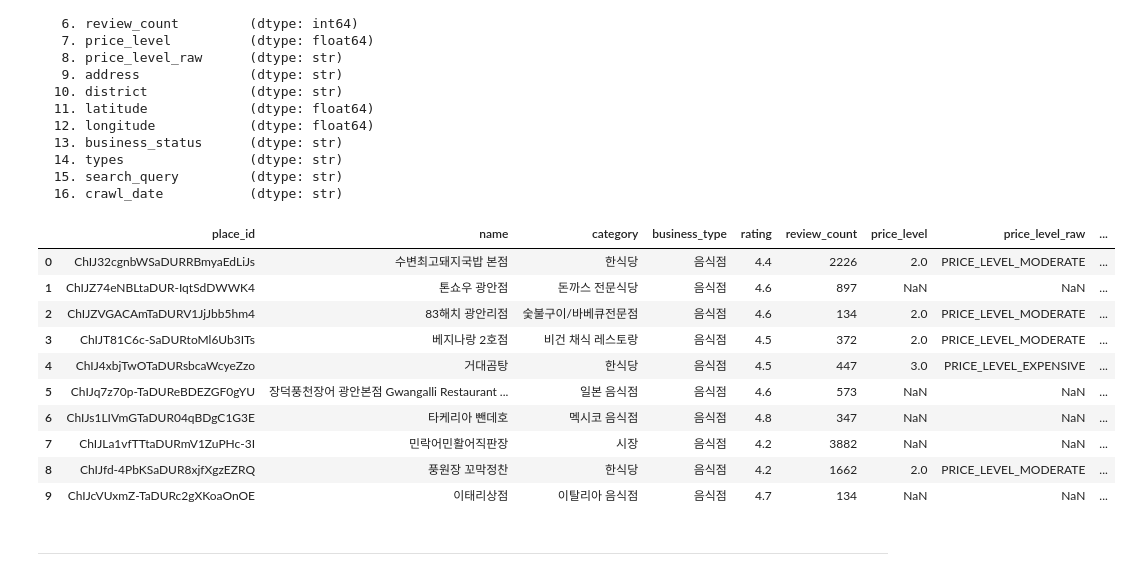
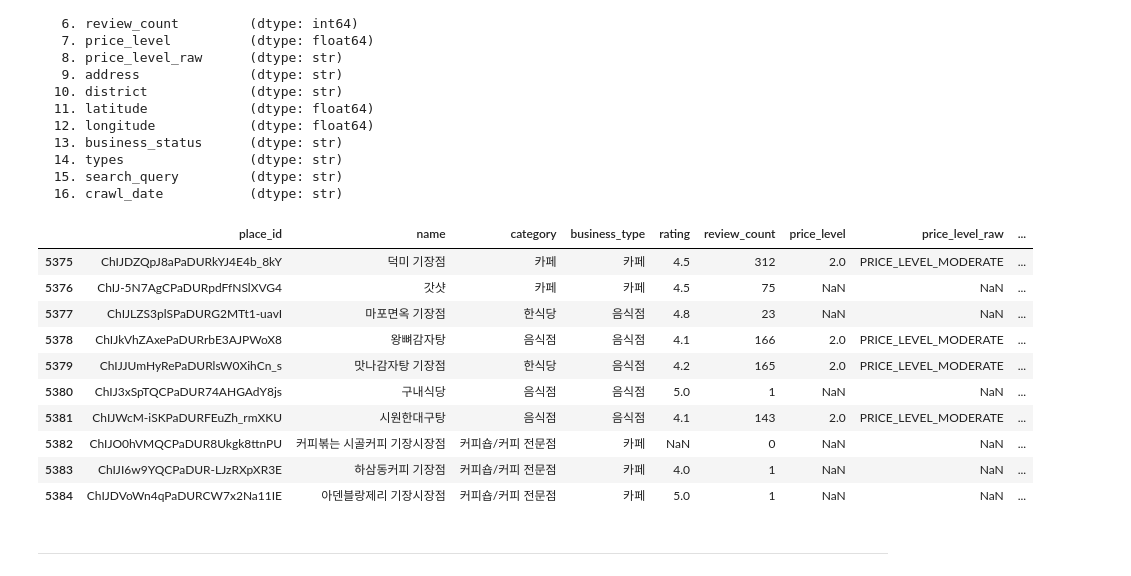
Before and after one commit to ddanghyni/code_attic, a Jupyter notebook: ML_class/과제1/Assignment_1_report.ipynb, the cells around one changed output. Drawn from its saved outputs; the diff is of its cells as text; code cells hidden in the pictures.

```diff
--- a/ML_class/busan_crawl/tmp.ipynb
+++ b/ML_class/과제1/Assignment_1_report.ipynb
@@ -671,19 +673,19 @@ List of Columns:
   16. crawl_date           (dtype: str)
 # %%
 # top5 row print
-df_raw.head(10)
+df_raw.tail(10)
 # %% [output]
 |  | place_id | name | category | business_type | rating | review_count | price_level | price_level_raw | ... |
-| 0 | ChIJ32cgnbWSaDURRBmyaEdLiJs | 수변최고돼지국밥 본점 | 한식당 | 음식점 | 4.4 | 2226 | 2.0 | PRICE_LEVEL_MODERATE | ... |
-| 1 | ChIJZ74eNBLtaDUR-IqtSdDWWK4 | 톤쇼우 광안점 | 돈까스 전문식당 | 음식점 | 4.6 | 897 | NaN | NaN | ... |
-| 2 | ChIJZVGACAmTaDURV1JjJbb5hm4 | 83해치 광안리점 | 숯불구이/바베큐전문점 | 음식점 | 4.6 | 134 | 2.0 | PRICE_LEVEL_MODERATE | ... |
-| 3 | ChIJT81C6c-SaDURtoMl6Ub3ITs | 베지나랑 2호점 | 비건 채식 레스토랑 | 음식점 | 4.5 | 372 | 2.0 | PRICE_LEVEL_MODERATE | ... |
-| 4 | ChIJ4xbjTwOTaDURsbcaWcyeZzo | 거대곰탕 | 한식당 | 음식점 | 4.5 | 447 | 3.0 | PRICE_LEVEL_EXPENSIVE | ... |
-| 5 | ChIJq7z70p-TaDUReBDEZGF0gYU | 장덕풍천장어 광안본점 Gwangalli Restaurant ... | 일본 음식점 | 음식점 | 4.6 | 573 | NaN | NaN | ... |
-| 6 | ChIJs1LIVmGTaDUR04qBDgC1G3E | 타케리아 뺀데호 | 멕시코 음식점 | 음식점 | 4.8 | 347 | NaN | NaN | ... |
-| 7 | ChIJLa1vfTTtaDURmV1ZuPHc-3I | 민락어민활어직판장 | 시장 | 음식점 | 4.2 | 3882 | NaN | NaN | ... |
-| 8 | ChIJfd-4PbKSaDUR8xjfXgzEZRQ | 풍원장 꼬막정찬 | 한식당 | 음식점 | 4.2 | 1662 | 2.0 | PRICE_LEVEL_MODERATE | ... |
-| 9 | ChIJcVUxmZ-TaDURc2gXKoaOnOE | 이태리상점 | 이탈리아 음식점 | 음식점 | 4.7 | 134 | NaN | NaN | ... |
+| 5375 | ChIJDZQpJ8aPaDURkYJ4E4b_8kY | 덕미 기장점 | 카페 | 카페 | 4.5 | 312 | 2.0 | PRICE_LEVEL_MODERATE | ... |
+| 5376 | ChIJ-5N7AgCPaDURpdFfNSlXVG4 | 갓샷 | 카페 | 카페 | 4.5 | 75 | NaN | NaN | ... |
+| 5377 | ChIJLZS3plSPaDURG2MTt1-uavI | 마포면옥 기장점 | 한식당 | 음식점 | 4.8 | 23 | NaN | NaN | ... |
+| 5378 | ChIJkVhZAxePaDURrbE3AJPWoX8 | 왕뼈감자탕 | 음식점 | 음식점 | 4.1 | 166 | 2.0 | PRICE_LEVEL_MODERATE | ... |
+| 5379 | ChIJJUmHyRePaDURlsW0XihCn_s | 맛나감자탕 기장점 | 한식당 | 음식점 | 4.2 | 165 | 2.0 | PRICE_LEVEL_MODERATE | ... |
+| 5380 | ChIJ3xSpTQCPaDUR74AHGAdY8js | 구내식당 | 음식점 | 음식점 | 5.0 | 1 | NaN | NaN | ... |
+| 5381 | ChIJWcM-iSKPaDURFEuZh_rmXKU | 시원한대구탕 | 음식점 | 음식점 | 4.1 | 143 | 2.0 | PRICE_LEVEL_MODERATE | ... |
+| 5382 | ChIJO0hVMQCPaDUR8Ukgk8ttnPU | 커피볶는 시골커피 기장시장점 | 커피숍/커피 전문점 | 카페 | NaN | 0 | NaN | NaN | ... |
+| 5383 | ChIJI6w9YQCPaDUR-LJzRXpXR3E | 하삼동커피 기장점 | 커피숍/커피 전문점 | 카페 | 4.0 | 1 | NaN | NaN | ... |
+| 5384 | ChIJDVoWn4qPaDURCW7x2Na11IE | 아덴블랑제리 기장시장점 | 커피숍/커피 전문점 | 카페 | 5.0 | 1 | NaN | NaN | ... |
 # %% [markdown]
 ----
 # %% [markdown]
```
Also changed, not shown: parts of 9 cells of this notebook, 5 other files.
